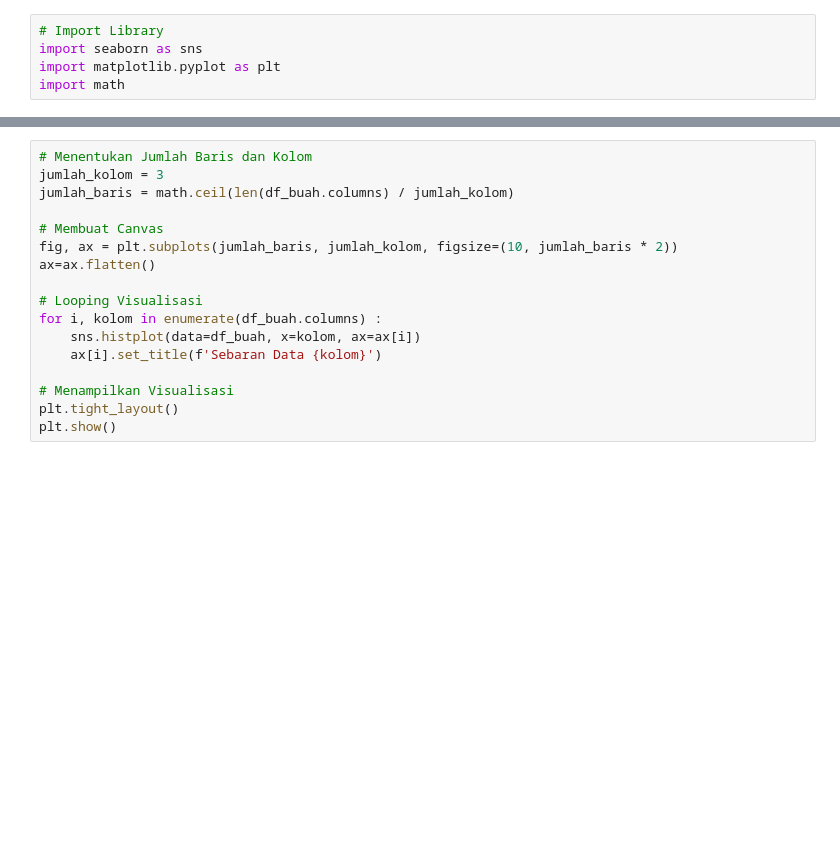
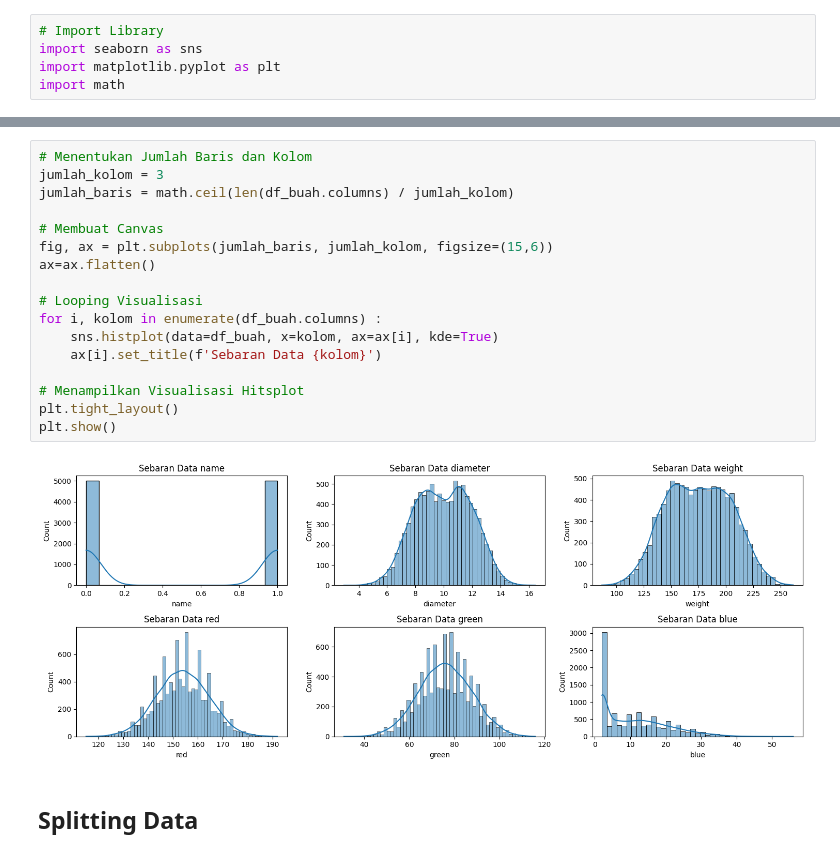
Before and after one commit to putriipuspita/UTS-Machine-Learning, a Jupyter notebook: KlasifikasiBuah.ipynb, the cells around one changed output, grey strips where cells are left out. Saved outputs shown, nothing was run; the diff lists cells and outputs as text; blank space fills up the shorter version.

```diff
--- a/KlasifikasiBuah.ipynb
+++ b/KlasifikasiBuah.ipynb
@@ -82,17 +101,21 @@ import math
 # %%
 # Menentukan Jumlah Baris dan Kolom
 jumlah_kolom = 3
 jumlah_baris = math.ceil(len(df_buah.columns) / jumlah_kolom)
 
 # Membuat Canvas
-fig, ax = plt.subplots(jumlah_baris, jumlah_kolom, figsize=(10, jumlah_baris * 2))
+fig, ax = plt.subplots(jumlah_baris, jumlah_kolom, figsize=(15,6))
 ax=ax.flatten()
 
 # Looping Visualisasi
 for i, kolom in enumerate(df_buah.columns) :
-    sns.histplot(data=df_buah, x=kolom, ax=ax[i])
+    sns.histplot(data=df_buah, x=kolom, ax=ax[i], kde=True)
     ax[i].set_title(f'Sebaran Data {kolom}')
 
-# Menampilkan Visualisasi
+# Menampilkan Visualisasi Hitsplot
 plt.tight_layout()
 plt.show()
+# %% [output]
+[figure, added]
+# %% [markdown]
+## Splitting Data
```
Also changed, not shown: parts of 23 cells of this notebook.
